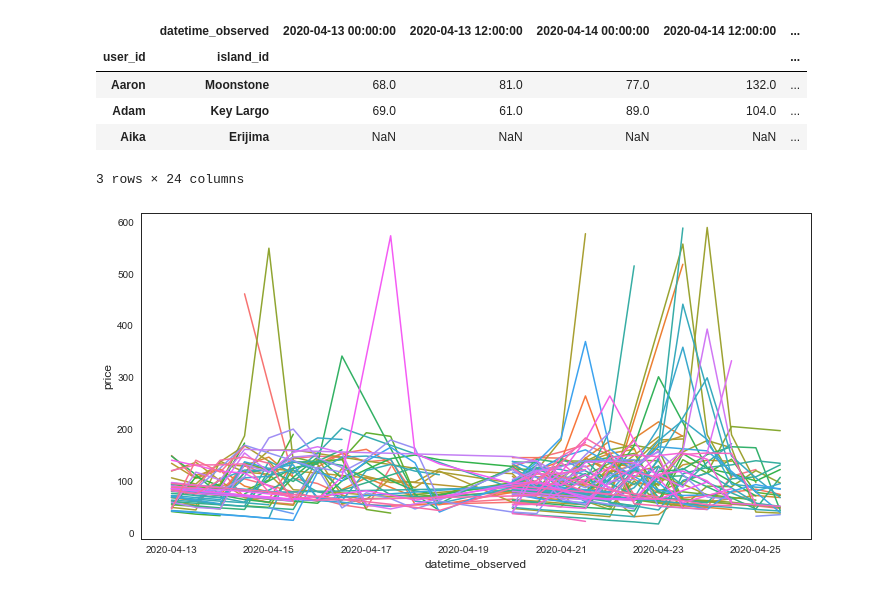
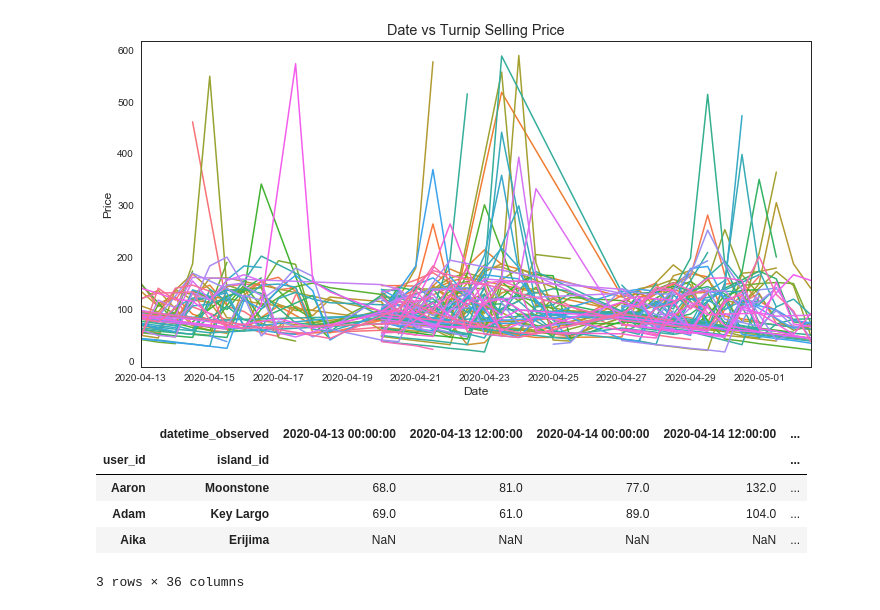
Before and after one commit to ys-lin14/acnh-clustering, a Jupyter notebook: data_exploration.ipynb, the cells around one changed output. Saved outputs shown, nothing was run; the diff lists cells and outputs as text; code cells hidden in the pictures.

Commit message:
rename sell plots, buy plots along with tick variables, add title and label for turnip selling price plot

```diff
--- a/data_exploration.ipynb
+++ b/data_exploration.ipynb
@@ -96,24 +100,40 @@ min        17.000000
 max       589.000000
 Name: price, dtype: float64
-# %%
-sell_data_pivot = pd.pivot_table(
-    sell_data,
-    values='price',
-    index=['user_id', 'island_id'],
-    columns=['datetime_observed']
-)
-display(sell_data_pivot.head(3))
-# %% [output]
-|  | datetime_observed | 2020-04-13 00:00:00 | 2020-04-13 12:00:00 | 2020-04-14 00:00:00 | 2020-04-14 12:00:00 | ... |
-| user_id | island_id |  |  |  |  | ... |
-| Aaron | Moonstone | 68.0 | 81.0 | 77.0 | 132.0 | ... |
-| Adam | Key Largo | 69.0 | 61.0 | 89.0 | 104.0 | ... |
-| Aika | Erijima | NaN | NaN | NaN | NaN | ... |
-3 rows × 24 columns
 # %%
-sell_data['user_island_id'] = list(zip(sell_data['user_id'], sell_data['island_id']))
+user_island_id =zip(sell_data['user_id'], sell_data['island_id'])
+sell_data['user_island_id'] = list(user_island_id)
+earliest_sell_date = sell_data['datetime_observed'].min()
+latest_sell_date = sell_data['datetime_observed'].max()
+
 plt.figure(figsize=(12, 6))
-sns.lineplot(x='datetime_observed', y='price', data=sell_data, hue='user_island_id', legend=False)
+sell_price_plot = sns.lineplot(
+    x='datetime_observed',
+    y='price',
+    data=sell_data,
+    hue='user_island_id',
+    legend=False
+)
+sell_price_plot.set(
+    title='Date vs Turnip Selling Price',
+    xlabel='Date',
+    ylabel='Price'
+)
+plt.xlim(earliest_sell_date, latest_sell_date)
 plt.show()
+
+# tabular representation of time series
+sell_data_pivot = pd.pivot_table(
+    sell_data,
+    values='price',
+    index=['user_id', 'island_id'],
+    columns=['datetime_observed']
+)
+display(sell_data_pivot.head(3))
 # %% [output]
-[figure, old version]
+[figure, new version]
+|  | datetime_observed | 2020-04-13 00:00:00 | 2020-04-13 12:00:00 | 2020-04-14 00:00:00 | 2020-04-14 12:00:00 | ... |
+| user_id | island_id |  |  |  |  | ... |
+| Aaron | Moonstone | 68.0 | 81.0 | 77.0 | 132.0 | ... |
+| Adam | Key Largo | 69.0 | 61.0 | 89.0 | 104.0 | ... |
+| Aika | Erijima | NaN | NaN | NaN | NaN | ... |
+3 rows × 36 columns
```
Also changed, not shown: parts of 4 cells of this notebook.
